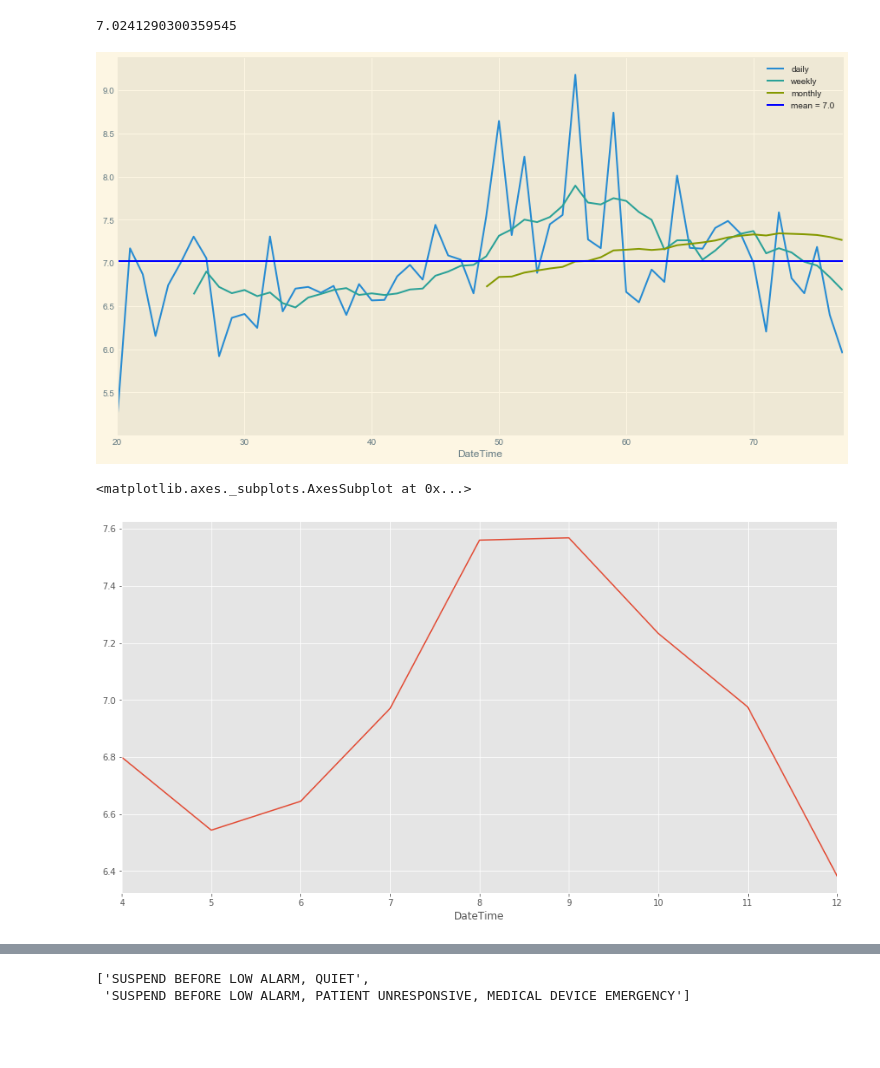
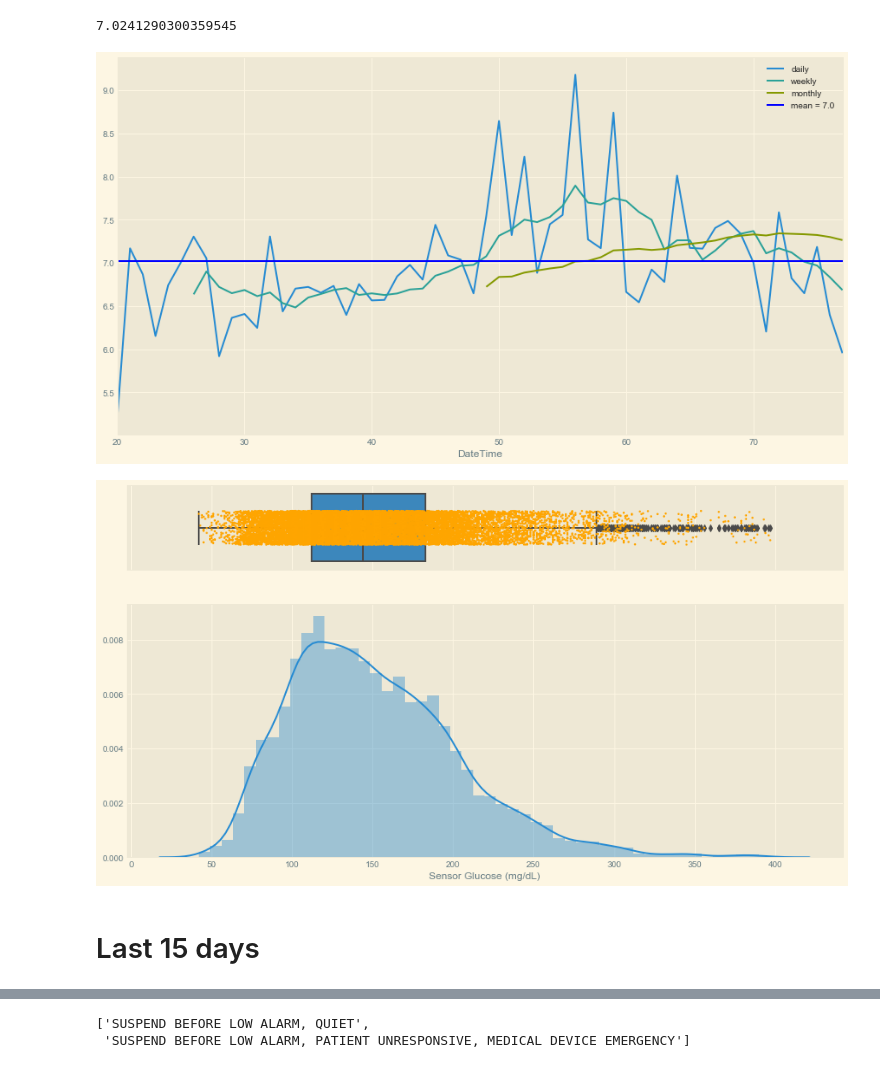
Before and after one commit to gmagannaDevelop/Diabetes-Analysis, a Jupyter notebook: Exploratory.ipynb, the cells around one changed output, grey strips where cells are left out. Cells and saved outputs as stored; diff of their text form; code cells hidden in the pictures; blank space fills up the shorter version.

```diff
--- a/Exploratory.ipynb
+++ b/Exploratory.ipynb
@@ -184,13 +230,12 @@ whole.loc[
 hba1c(whole['Sensor Glucose (mg/dL)'].dropna().mean())
 # %% [output]
 7.0241290300359545
-# %%
-comparative_hba1c_plot(whole)
-# %% [output]
-[figure, removed]
 # %%
-whole.groupby(whole.index.weekofyear)["Sensor Glucose (mg/dL)"].mean().apply(hba1c).plot()
+comparative_hba1c_plot(whole)
+dist_plot(whole['Sensor Glucose (mg/dL)'])
 # %% [output]
-<matplotlib.axes._subplots.AxesSubplot at 0x...>
-[figure, old version]
+[figure, new version]
+[figure, added]
+# %% [markdown]
+# Last 15 days
 # %%
```
Also changed, not shown: parts of 19 cells of this notebook, 1 other file.
